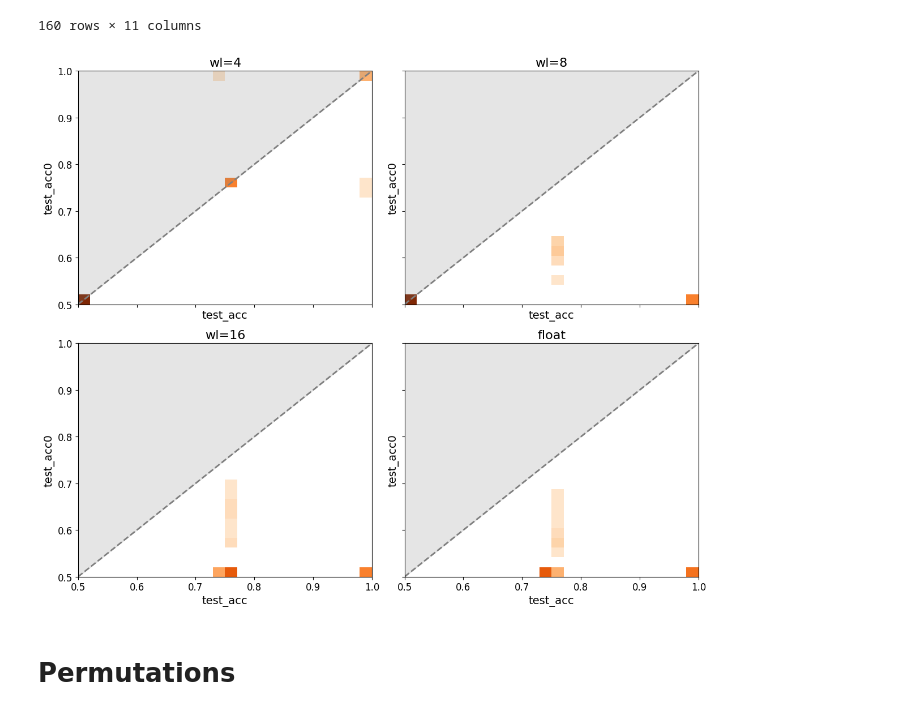
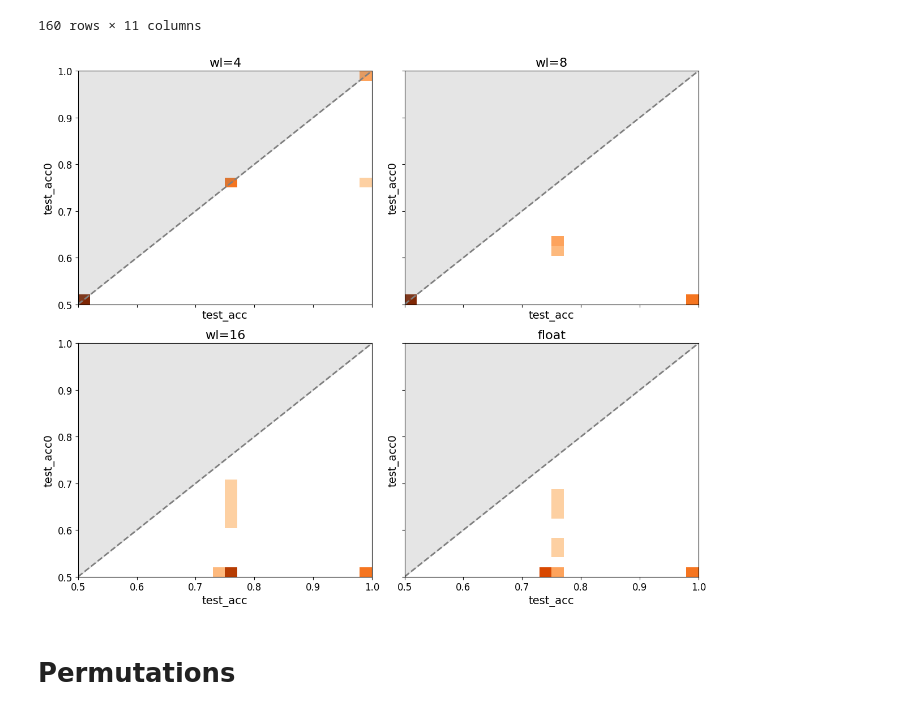
Before and after one commit to c0pp1/TTN4HEP, a Jupyter notebook: TTN/grid_search_results.ipynb, the cells around one changed output. Cells and saved outputs as stored; diff of their text form; code cells hidden in the pictures.

```diff
--- a/TTN/grid_search_results.ipynb
+++ b/TTN/grid_search_results.ipynb
@@ -274,25 +274,27 @@ df
 | 158 | 16 | 256 | False | 0.0 | 3 | 0.009710 | 0.9987 | 0.999 | 0.5 | 0.5 | ... |
 | 159 | 16 | 256 | False | 0.0 | 4 | 0.009797 | 0.9986 | 0.999 | 0.5 | 0.5 | ... |
 160 rows × 11 columns
+# %%
+df = df[df['batch_size'] == 32]
 # %%
 fig, axs = plt.subplots(2, 2, figsize=(12, 10), sharex=True, sharey=True)
 axs = axs.flatten()
 edges = np.linspace(0.5, 1.0, 25)
 
 for i, wl in enumerate(df['wl'].unique()):
-    axs[i].hist2d(df[df['wl'] == wl]['test_acc'], df[df['wl'] == wl]['test_acc0'], cmap='Oranges', bins=edges, cmin=0.1, vmin=-2, vmax=20)
+    axs[i].hist2d(df[df['wl'] == wl]['test_acc'], df[df['wl'] == wl]['test_acc0'], cmap='Oranges', bins=edges, cmin=0.1, vmin=-2, vmax=len(df)//8)
     axs[i].plot([0.5, 1.0], [0.5, 1.0], color='tab:grey', linestyle='--', lw=2)
     axs[i].fill_between([0.5, 1.0], [0.5, 1.0], 1, color='tab:grey', alpha=0.2)
     axs[i].set_title(f'wl={int(wl)}' if wl > 0 else 'float', fontsize=FONTSIZE+2)
     axs[i].set_xlabel('test_acc', fontsize=FONTSIZE)
     axs[i].set_ylabel('test_acc0', fontsize=FONTSIZE)
     axs[i].tick_params(labelsize=FONTSIZE-2)
 
 
 fig.tight_layout()
 fig.savefig('data/grid_search_fp/heatmaps.png', dpi=600)
 # %% [output]
-[figure, old version]
+[figure, new version]
 # %% [markdown]
 # Permutations
 # %%
```
Also changed, not shown: 6 other files.
